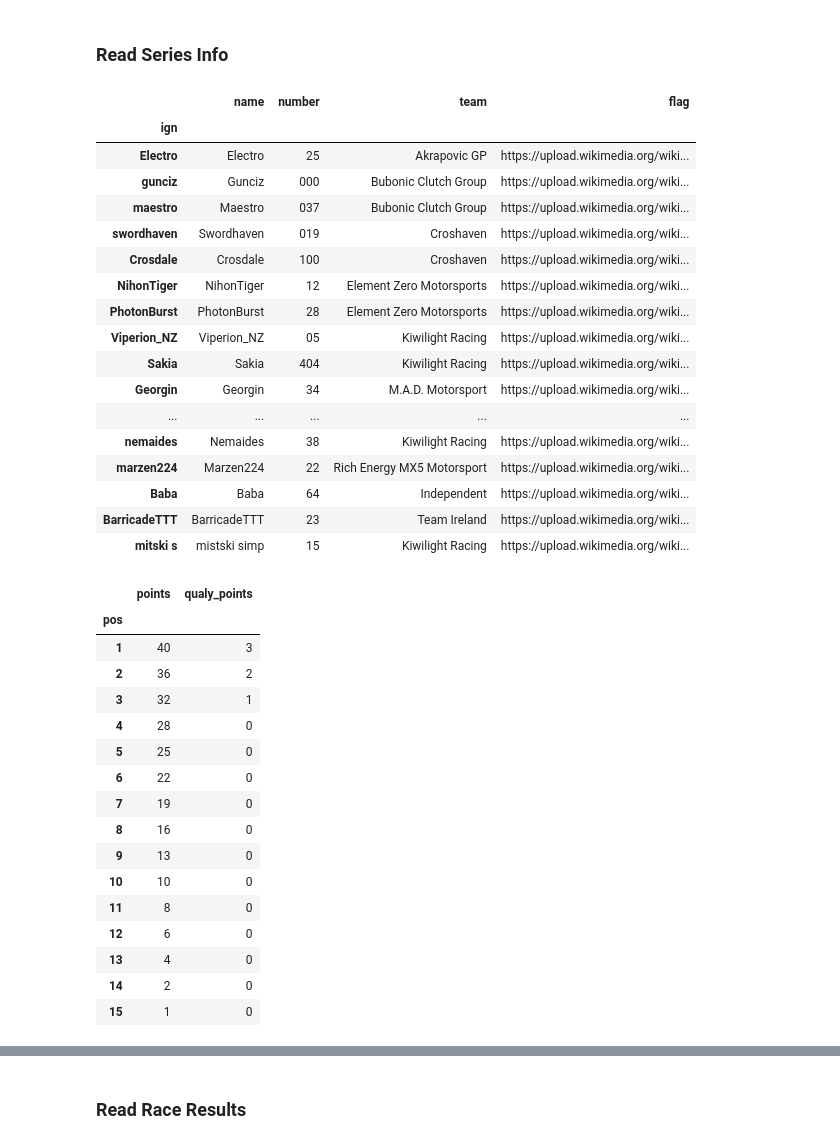
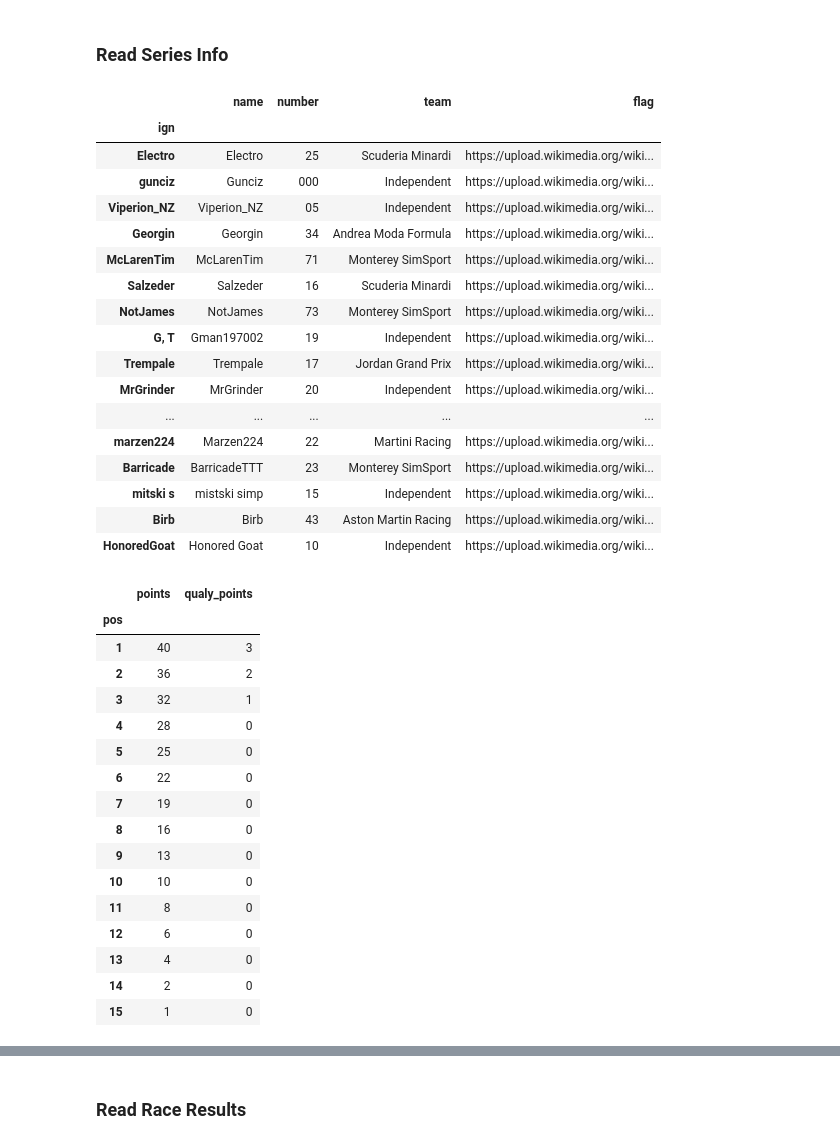
Before and after one commit to denniscfeng/simresults-to-table, a Jupyter notebook: ResultsToTable.ipynb, the cells around one changed output, grey strips where cells are left out. Drawn from its saved outputs; the diff is of its cells as text; code cells hidden in the pictures.

```diff
--- a/ResultsToTable.ipynb
+++ b/ResultsToTable.ipynb
@@ -90,18 +90,20 @@ class RaceReport():
                         rows[current_table][1] = i
                         if self.debug: print("ending line {}".format(rows[current_table][1]))
                         current_table = ""
+                    else:
+                        if self.debug: print(row, end="")
                 else:
                     for name in self.table_names:
                         if row.startswith(name):
                             current_table = name
                             rows[current_table][0] = i+2
-                            if self.debug: print("found table '{}' starting line {} ".format(current_table, rows[current_table][0]), end="")
+                            if self.debug: print("found table '{}' starting line {} ".format(current_table, rows[current_table][0]))
 
         tables = {}
         for name in self.table_names:
             table_skiprows = rows[name][0] + self.csv_manual_adjustment
             table_nrows = rows[name][1] - table_skiprows - 1 + self.csv_manual_adjustment
-            table_df = pd.read_csv(self.results_file, skiprows=table_skiprows, nrows=table_nrows, index_col=False, dtype=object)
+            table_df = pd.read_csv(self.results_file, skiprows=table_skiprows, nrows=table_nrows, index_col=False, skipinitialspace=True, quotechar='"', dtype=object)
             if self.debug: display(table_df)
             tables[name] = table_df
 
@@ -140,6 +142,7 @@ class RaceReport():
 
             return race_table
 
+        # TODO remove quote stripping since quotechar fixes this for us
         # Strip quotes and whitespace from strings, cast position and laps to integers, drop unnamed columns and rows for non-participants, convert fastest laps to datetimes
         for name, table_df in self.tables.items():
 
@@ -296,41 +299,41 @@ class RaceReport():
 # %% [markdown]
 ### Read Series Info
 # %%
-series = "MX5"
+series = "F1H"
 series_sessions = ["Qualify result", "Race 1 result", "Race 2 result"]
 rounds_to_include = 4
 drop_week = False
 
 series_drivers_table = RaceReport.read_drivers_table(series)
 display(series_drivers_table)
 
 series_points_table = RaceReport.read_points_table(series)
 display(series_points_table)
 
 series_tracks_table = RaceReport.read_tracks_table(series)
 display(series_tracks_table)
 
 series_race_sessions = [session for session in series_sessions if session.startswith("Race")]
 num_total_races = len(series_tracks_table) * len(series_race_sessions)
 # %% [output]
 |  | name | number | team | flag |
 | ign |  |  |  |  |
-| Electro | Electro | 25 | Akrapovic GP | https://upload.wikimedia.org/wiki... |
-| gunciz | Gunciz | 000 | Bubonic Clutch Group | https://upload.wikimedia.org/wiki... |
-| maestro | Maestro | 037 | Bubonic Clutch Group | https://upload.wikimedia.org/wiki... |
-| swordhaven | Swordhaven | 019 | Croshaven | https://upload.wikimedia.org/wiki... |
-| Crosdale | Crosdale | 100 | Croshaven | https://upload.wikimedia.org/wiki... |
-| NihonTiger | NihonTiger | 12 | Element Zero Motorsports | https://upload.wikimedia.org/wiki... |
-| PhotonBurst | PhotonBurst | 28 | Element Zero Motorsports | https://upload.wikimedia.org/wiki... |
-| Viperion_NZ | Viperion_NZ | 05 | Kiwilight Racing | https://upload.wikimedia.org/wiki... |
-| Sakia | Sakia | 404 | Kiwilight Racing | https://upload.wikimedia.org/wiki... |
-| Georgin | Georgin | 34 | M.A.D. Motorsport | https://upload.wikimedia.org/wiki... |
+| Electro | Electro | 25 | Scuderia Minardi | https://upload.wikimedia.org/wiki... |
+| gunciz | Gunciz | 000 | Independent | https://upload.wikimedia.org/wiki... |
+| Viperion_NZ | Viperion_NZ | 05 | Independent | https://upload.wikimedia.org/wiki... |
+| Georgin | Georgin | 34 | Andrea Moda Formula | https://upload.wikimedia.org/wiki... |
+| McLarenTim | McLarenTim | 71 | Monterey SimSport | https://upload.wikimedia.org/wiki... |
+| Salzeder | Salzeder | 16 | Scuderia Minardi | https://upload.wikimedia.org/wiki... |
+| NotJames | NotJames | 73 | Monterey SimSport | https://upload.wikimedia.org/wiki... |
+| G, T | Gman197002 | 19 | Independent | https://upload.wikimedia.org/wiki... |
+| Trempale | Trempale | 17 | Jordan Grand Prix | https://upload.wikimedia.org/wiki... |
+| MrGrinder | MrGrinder | 20 | Independent | https://upload.wikimedia.org/wiki... |
 | ... | ... | ... | ... | ... |
-| nemaides | Nemaides | 38 | Kiwilight Racing | https://upload.wikimedia.org/wiki... |
-| marzen224 | Marzen224 | 22 | Rich Energy MX5 Motorsport | https://upload.wikimedia.org/wiki... |
-| Baba | Baba | 64 | Independent | https://upload.wikimedia.org/wiki... |
-| BarricadeTTT | BarricadeTTT | 23 | Team Ireland | https://upload.wikimedia.org/wiki... |
-| mitski s | mistski simp | 15 | Kiwilight Racing | https://upload.wikimedia.org/wiki... |
+| marzen224 | Marzen224 | 22 | Martini Racing | https://upload.wikimedia.org/wiki... |
+| Barricade | BarricadeTTT | 23 | Monterey SimSport | https://upload.wikimedia.org/wiki... |
+| mitski s | mistski simp | 15 | Independent | https://upload.wikimedia.org/wiki... |
+| Birb | Birb | 43 | Aston Martin Racing | https://upload.wikimedia.org/wiki... |
+| HonoredGoat | Honored Goat | 10 | Independent | https://upload.wikimedia.org/wiki... |
 |  | points | qualy_points |
 | pos |  |  |
 | 1 | 40 | 3 |
```
Also changed, not shown: parts of 4 cells of this notebook, 3 other files.
